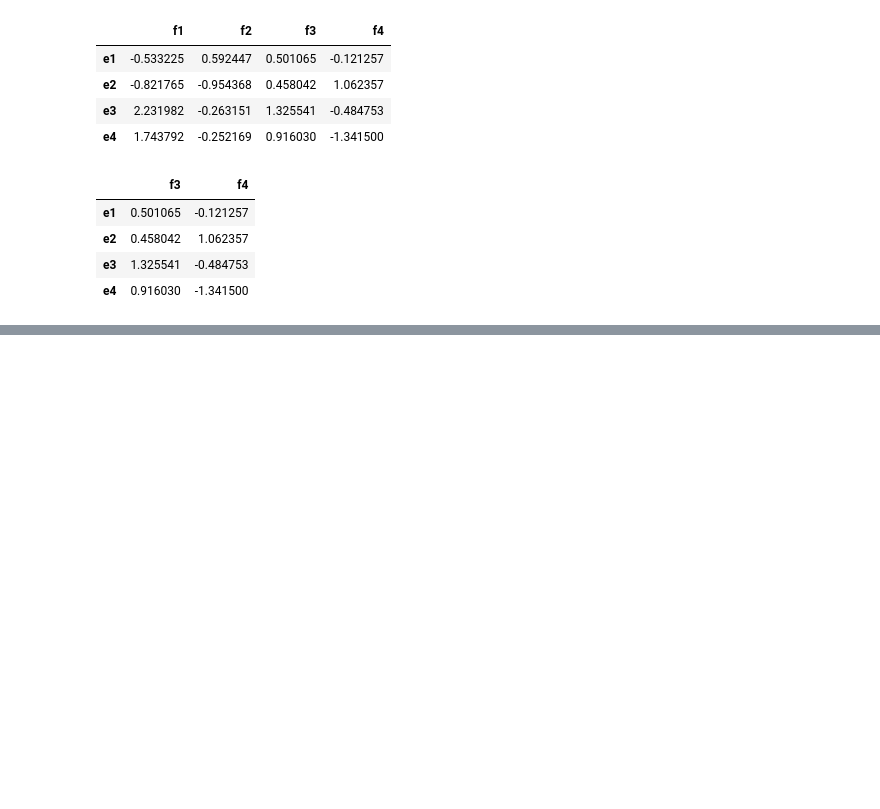
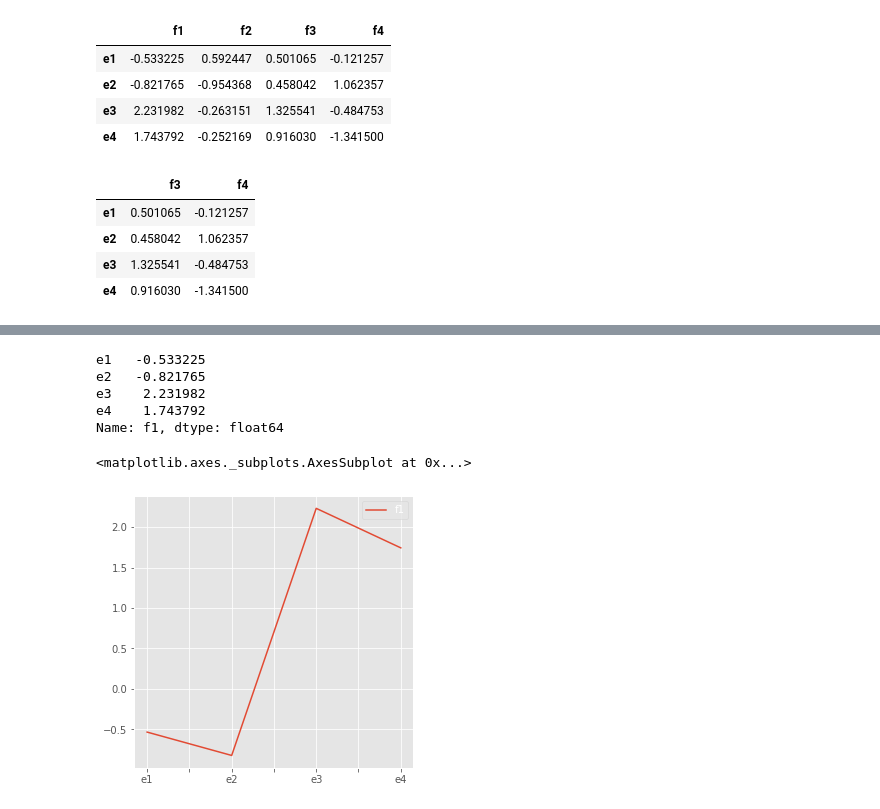
Before and after one commit to varadmahatme/Advanced-machine-learning-deep-learning, a Jupyter notebook: AMLDL1.ipynb, the cells around one changed output, grey strips where cells are left out. Saved outputs shown, nothing was run; the diff lists cells and outputs as text; code cells hidden in the pictures; blank space fills up the shorter version.

```diff
--- a/AMLDL1.ipynb
+++ b/AMLDL1.ipynb
@@ -919,0 +964,13 @@ df[['f3','f4']]
+# %%
+print(df['f1'])
+
+plt.style.use('ggplot')
+df.plot.line(y='f1',figsize=(5,5))
+# %% [output]
+e1   -0.533225
+e2   -0.821765
+e3    2.231982
+e4    1.743792
+Name: f1, dtype: float64
+<matplotlib.axes._subplots.AxesSubplot at 0x...>
+[figure, added]
```
Also changed, not shown: parts of 7 cells of this notebook.
